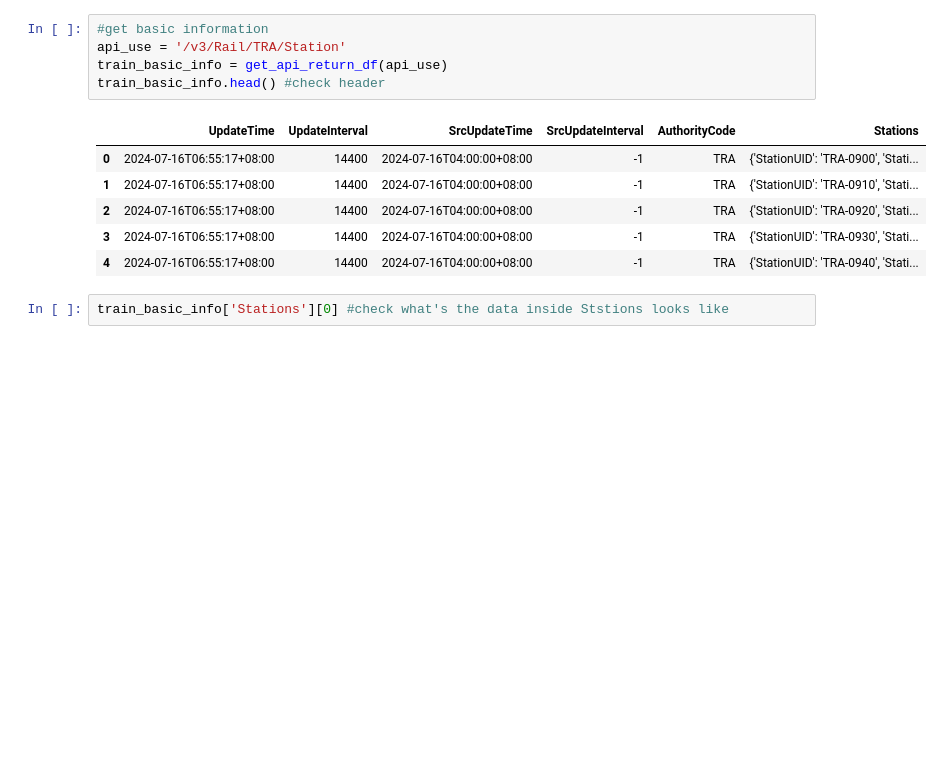
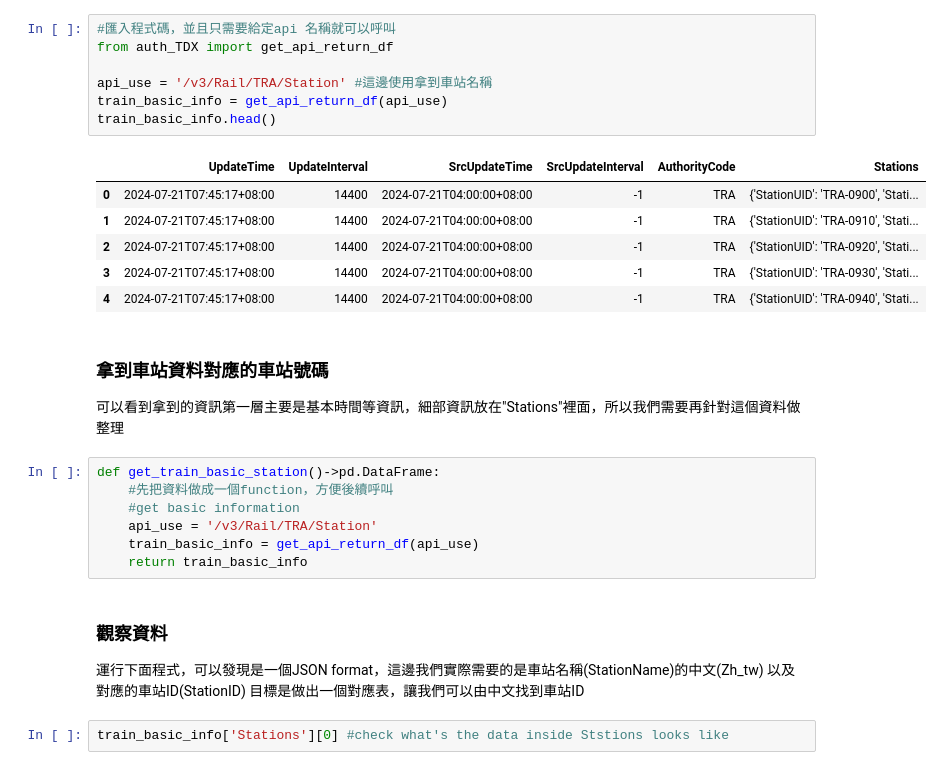
Before and after one commit to 1daniel3333/TW_railway, a Jupyter notebook: TDX.ipynb, the cells around one changed output. Drawn from its saved outputs; the diff is of its cells as text; blank space fills up the shorter version.

```diff
--- a/TDX.ipynb
+++ b/TDX.ipynb
@@ -6,15 +11,31 @@ import pandas  as pd
+# %%
+#匯入程式碼，並且只需要給定api 名稱就可以呼叫
+from auth_TDX import get_api_return_df
+
+api_use = '/v3/Rail/TRA/Station' #這邊使用拿到車站名稱
+train_basic_info = get_api_return_df(api_use)
+train_basic_info.head()
+# %% [output]
+|  | UpdateTime | UpdateInterval | SrcUpdateTime | SrcUpdateInterval | AuthorityCode | Stations |
+| 0 | 2024-07-21T07:45:17+08:00 | 14400 | 2024-07-21T04:00:00+08:00 | -1 | TRA | {'StationUID': 'TRA-0900', 'Stati... |
+| 1 | 2024-07-21T07:45:17+08:00 | 14400 | 2024-07-21T04:00:00+08:00 | -1 | TRA | {'StationUID': 'TRA-0910', 'Stati... |
+| 2 | 2024-07-21T07:45:17+08:00 | 14400 | 2024-07-21T04:00:00+08:00 | -1 | TRA | {'StationUID': 'TRA-0920', 'Stati... |
+| 3 | 2024-07-21T07:45:17+08:00 | 14400 | 2024-07-21T04:00:00+08:00 | -1 | TRA | {'StationUID': 'TRA-0930', 'Stati... |
+| 4 | 2024-07-21T07:45:17+08:00 | 14400 | 2024-07-21T04:00:00+08:00 | -1 | TRA | {'StationUID': 'TRA-0940', 'Stati... |
+# %% [markdown]
+### 拿到車站資料對應的車站號碼
+可以看到拿到的資訊第一層主要是基本時間等資訊，細部資訊放在"Stations"裡面，所以我們需要再針對這個資料做整理
 # %%
-#get basic information
-api_use = '/v3/Rail/TRA/Station'
-train_basic_info = get_api_return_df(api_use)
-train_basic_info.head() #check header
+def get_train_basic_station()->pd.DataFrame:
+    #先把資料做成一個function，方便後續呼叫
+    #get basic information
+    api_use = '/v3/Rail/TRA/Station'
+    train_basic_info = get_api_return_df(api_use)
+    return train_basic_info
-# %% [output]
-|  | UpdateTime | UpdateInterval | SrcUpdateTime | SrcUpdateInterval | AuthorityCode | Stations |
-| 0 | 2024-07-16T06:55:17+08:00 | 14400 | 2024-07-16T04:00:00+08:00 | -1 | TRA | {'StationUID': 'TRA-0900', 'Stati... |
-| 1 | 2024-07-16T06:55:17+08:00 | 14400 | 2024-07-16T04:00:00+08:00 | -1 | TRA | {'StationUID': 'TRA-0910', 'Stati... |
-| 2 | 2024-07-16T06:55:17+08:00 | 14400 | 2024-07-16T04:00:00+08:00 | -1 | TRA | {'StationUID': 'TRA-0920', 'Stati... |
-| 3 | 2024-07-16T06:55:17+08:00 | 14400 | 2024-07-16T04:00:00+08:00 | -1 | TRA | {'StationUID': 'TRA-0930', 'Stati... |
-| 4 | 2024-07-16T06:55:17+08:00 | 14400 | 2024-07-16T04:00:00+08:00 | -1 | TRA | {'StationUID': 'TRA-0940', 'Stati... |
+# %% [markdown]
+### 觀察資料
+運行下面程式，可以發現是一個JSON format，這邊我們實際需要的是車站名稱(StationName)的中文(Zh_tw) 以及對應的車站ID(StationID)
+目標是做出一個對應表，讓我們可以由中文找到車站ID
 # %%
 train_basic_info['Stations'][0] #check what's the data inside Ststions looks like
 # %% [output]
```
Also changed, not shown: parts of 19 cells of this notebook.
